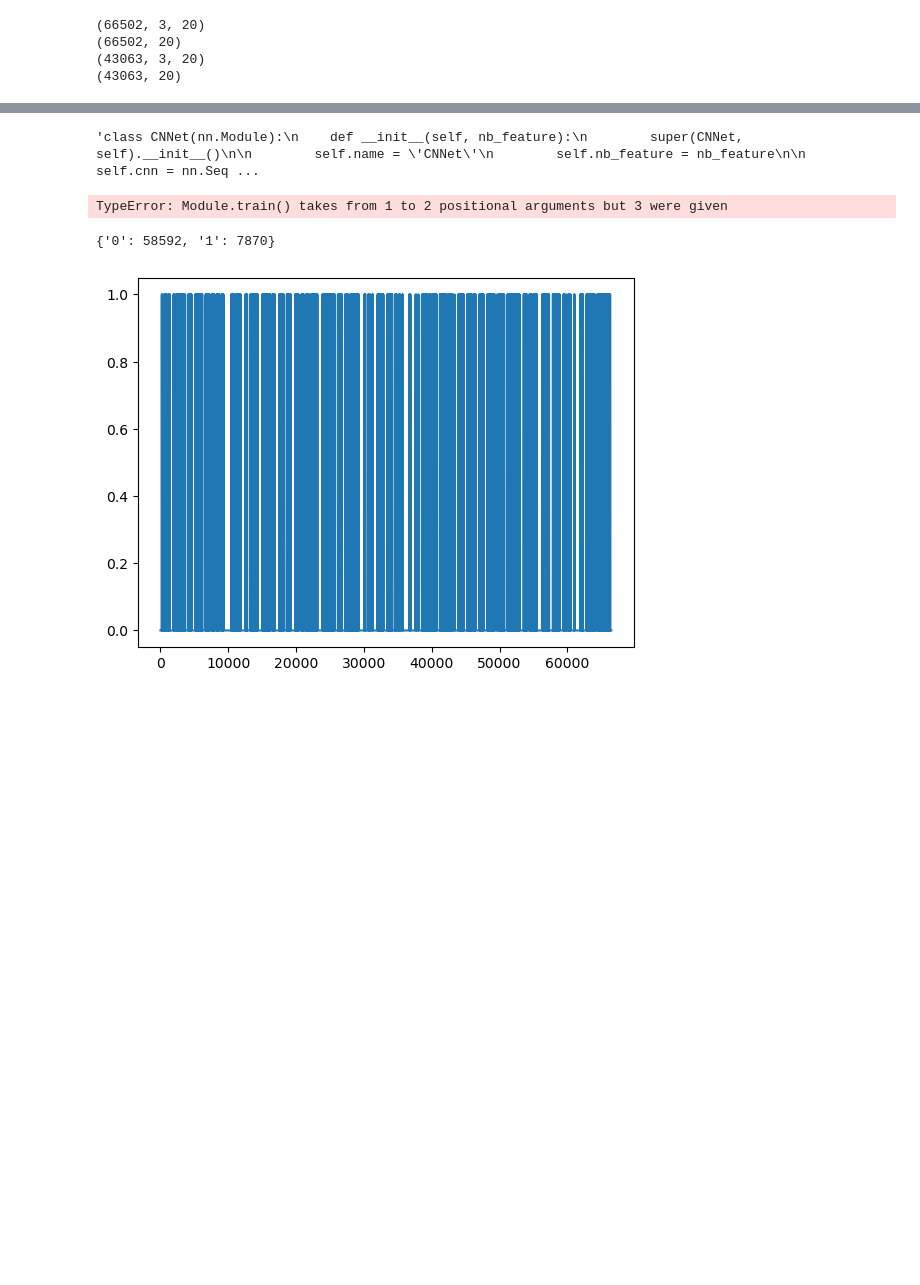
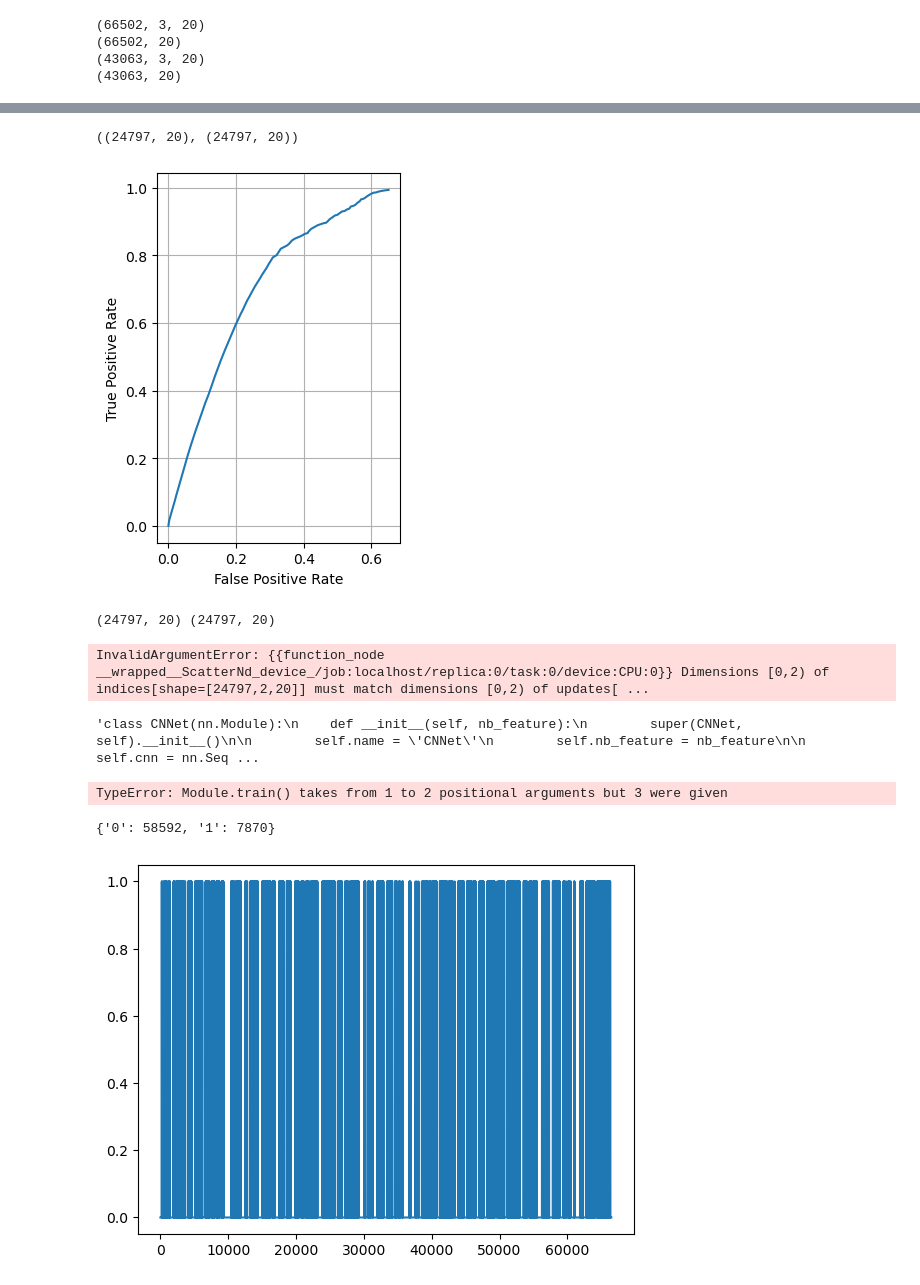
Before and after one commit to anuprulez/BirdDL, a Jupyter notebook: galaxy_lb_training.ipynb, the cells around one changed output, grey strips where cells are left out. Drawn from its saved outputs; the diff is of its cells as text; code cells hidden in the pictures; blank space fills up the shorter version.

```diff
--- a/galaxy_lb_training.ipynb
+++ b/galaxy_lb_training.ipynb
@@ -156,8 +156,16 @@ model = tf.keras.models.Sequential([
 
 model.compile(
     optimizer='adam',
-    loss= 'binary_crossentropy',
-    metrics=['accuracy']
+    loss='binary_crossentropy',
+    metrics=['accuracy', tf.keras.metrics.TruePositives(name='tp'),
+      tf.keras.metrics.FalsePositives(name='fp'),
+      tf.keras.metrics.TrueNegatives(name='tn'),
+      tf.keras.metrics.FalseNegatives(name='fn'),
+      tf.keras.metrics.BinaryAccuracy(name='accuracy_2'),
+      tf.keras.metrics.Precision(name='precision'),
+      tf.keras.metrics.Recall(name='recall'),
+      tf.keras.metrics.AUC(name='auc'),
+      tf.keras.metrics.AUC(name='prc', curve='PR')]
 )
 
 model.summary()
@@ -184,4 +189,4 @@ Non-trainable params: 0
 _________________________________________________________________
 # %%
-model.fit(tr_features, tr_labels, batch_size=32, validation_data=(val_features, val_labels), epochs=50, shuffle=True)
+model.fit(tr_features, tr_labels, batch_size=32, validation_data=(val_features, val_labels), epochs=10, shuffle=True)
 # %% [output]
@@ -196,0 +214,3 @@ Epoch 5/50
+# %%
+te_set = TrajDataSet_new(test, window, variable, transform=ToTensor())
+te_features, te_labels = create_mat(te_set)
@@ -196,0 +224,2 @@ Epoch 5/50
+# %%
+te_pred = model.predict(te_features)
@@ -197,3 +228,40 @@ Epoch 5/50
+# %%
+te_pred.shape
+# %% [output]
+((24797, 20), (24797, 20))
+# %%
+def plot_roc(input, target):
+  # globally
+  TP = []
+  FP = []
+
+  for tt in np.arange(0,1,0.001):
+      all_estim = 1* (input > tt)
+      true_positive = np.mean(all_estim[target == 1])
+      true_negative = 1-np.mean(all_estim[target == 0])
+      TP.append(true_positive)
+      FP.append(1-true_negative)
+
+  return (np.array(FP), np.array(TP))
+
+roc_x, roc_y = plot_roc(te_pred, te_labels)
+
+fig, ax = plt.subplots()
+ax.set_aspect('equal')
+ax.set_xlabel('False Positive Rate')
+ax.set_ylabel('True Positive Rate')
+plt.plot(roc_x, roc_y)
+plt.grid(True)
+plt.show()
+# %% [output]
+[figure, added]
+# %%
+print(te_labels.shape, te_pred.shape)
+conf_mat = tf.math.confusion_matrix(te_labels, te_pred)
+conf_mat
+# %% [output]
+(24797, 20) (24797, 20)
+InvalidArgumentError: {{function_node __wrapped__ScatterNd_device_/job:localhost/replica:0/task:0/device:CPU:0}} Dimensions [0,2) of indices[shape=[24797,2,20]] must match dimensions [0,2) of updates[ ...
 # %%
 '''class CNNet(nn.Module):
     def __init__(self, nb_feature):
```
Also changed, not shown: parts of 6 cells of this notebook, 1 other file.
